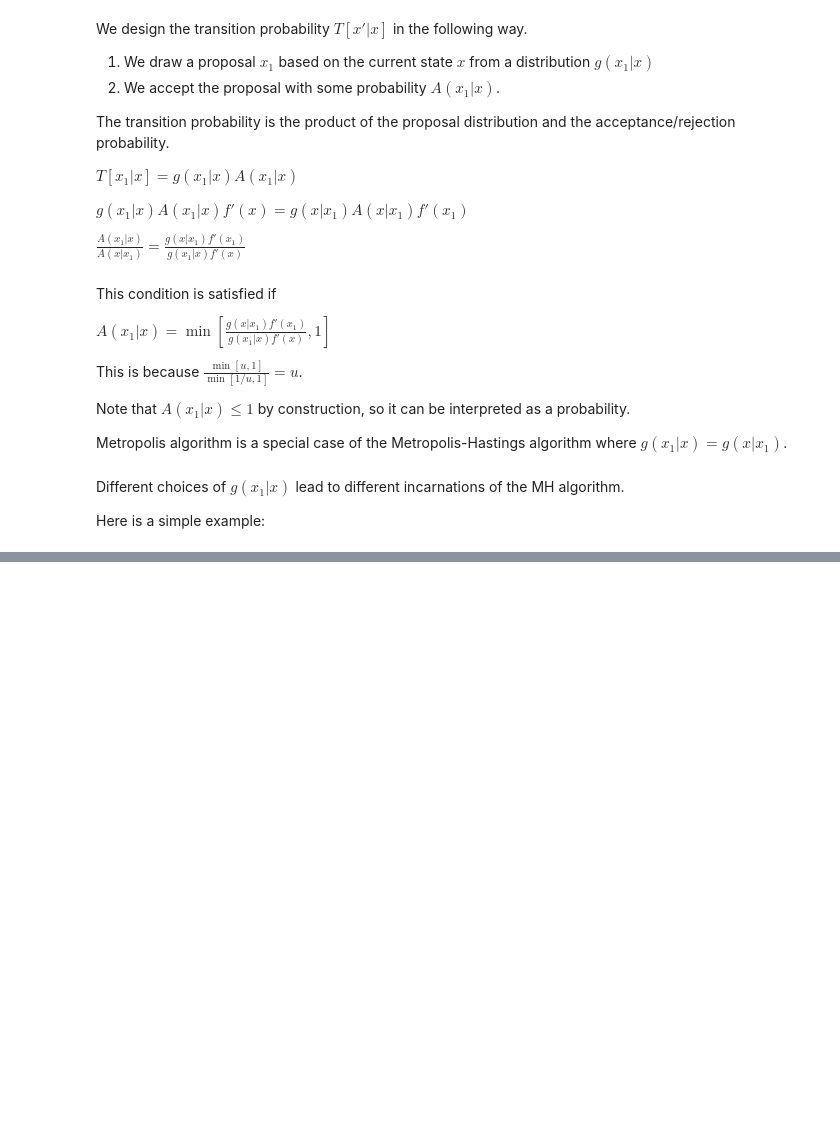
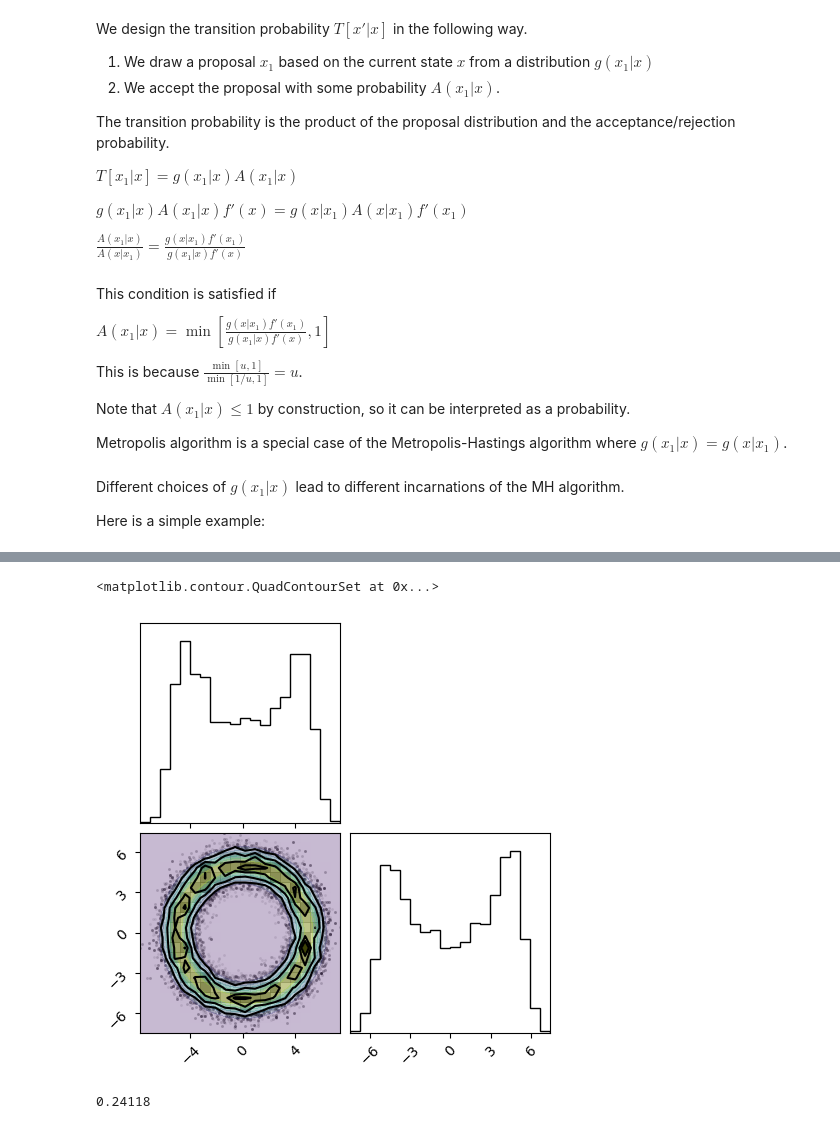
Before and after one commit to abhisrkckl/MCMC_Notes, a Jupyter notebook: 5 - Metropolis-Hastings algorithm.ipynb, the cells around one changed output, grey strips where cells are left out. Cells and saved outputs as stored; diff of their text form; code cells hidden in the pictures; blank space fills up the shorter version.

```diff
--- a/5 - Metropolis-Hastings algorithm.ipynb
+++ b/5 - Metropolis-Hastings algorithm.ipynb
@@ -89,0 +125,14 @@ Acceptance rate = 0.6539
+# %%
+import corner
+
+fig = corner.corner(samples)
+
+plt.subplot(223)
+plt.contourf(x, y, z, alpha=0.3)
+# %% [output]
+<matplotlib.contour.QuadContourSet at 0x...>
+[figure, added]
+# %%
+acceptance_rate
+# %% [output]
+0.24118
```
Also changed, not shown: parts of 9 cells of this notebook, 1 other file.
